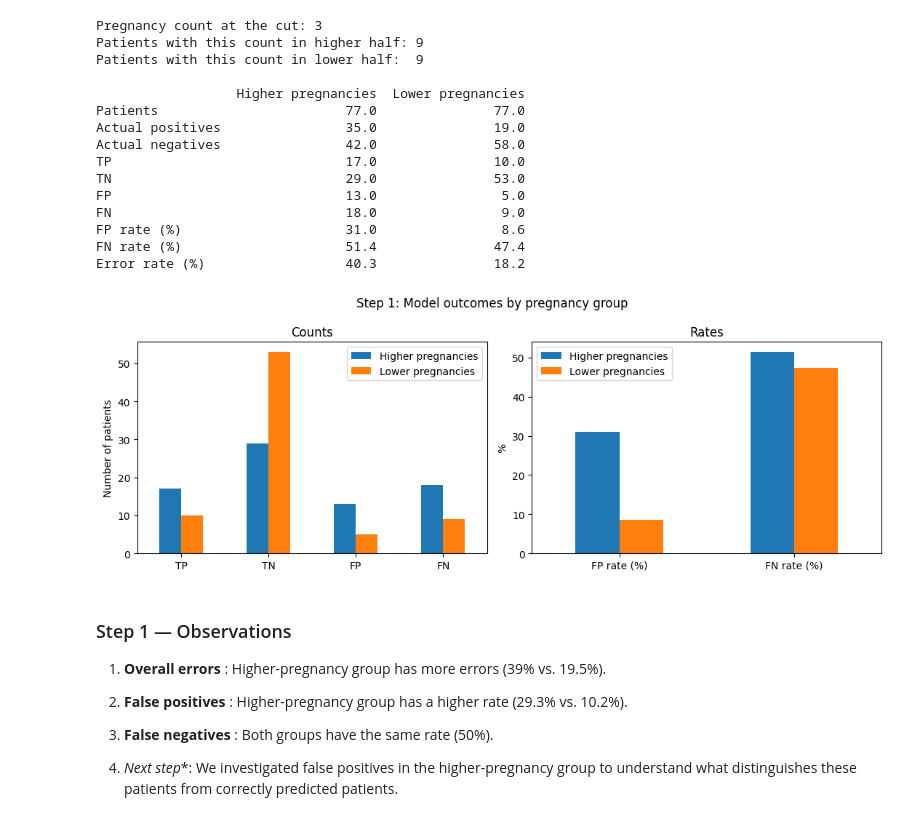
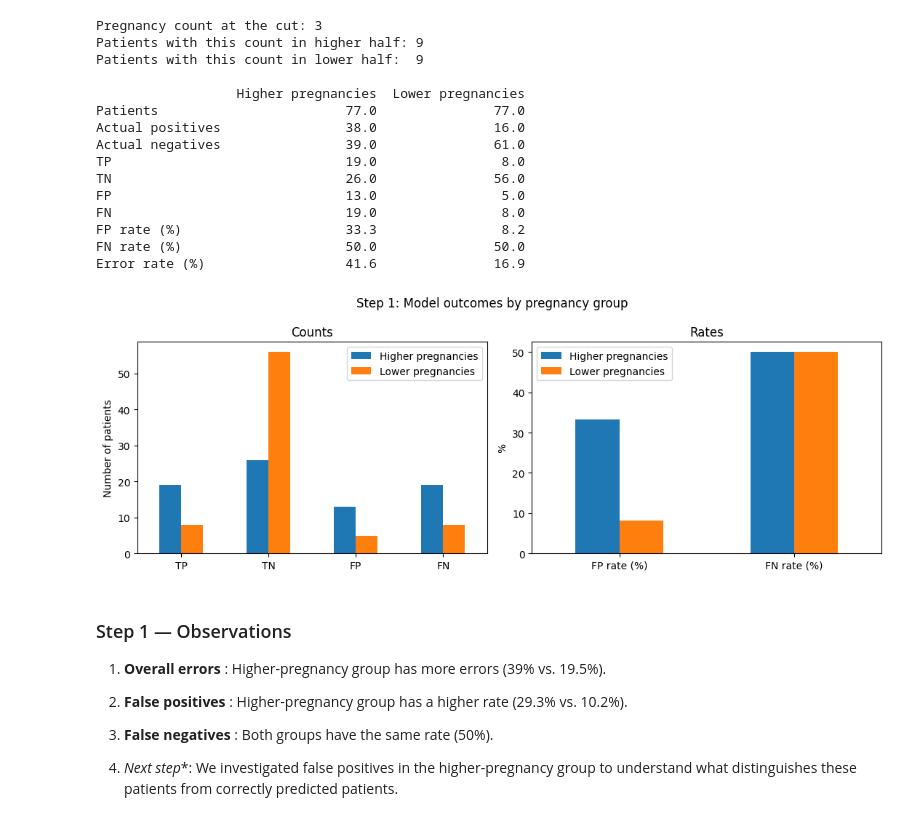
Before and after one commit to zoha-piriyam/ai-club, a Jupyter notebook: phase1-human group.ipynb, the cells around one changed output. Saved outputs shown, nothing was run; the diff lists cells and outputs as text; code cells hidden in the pictures.

```diff
--- a/phase1-human group.ipynb
+++ b/phase1-human group.ipynb
@@ -4,7 +4,7 @@ import matplotlib.pyplot as plt
 import numpy as np
 
 df = pd.read_csv("prediction_results.csv")
-df = df.sort_values("Pregnancies", ascending=False).reset_index(drop=True)
+df = df.sort_values("Pregnancies", ascending=False, kind="stable").reset_index(drop=True)
 half = len(df) // 2
 
 higher = df.iloc[:half]
@@ -36,42 +36,42 @@ def outcomes(group):
 table = pd.DataFrame({
     "Higher pregnancies": outcomes(higher),
     "Lower pregnancies": outcomes(lower),
 })
 print(table)
 
 fig, axes = plt.subplots(1, 2, figsize=(11, 4))
 
 table.loc[["TP", "TN", "FP", "FN"]].plot(kind="bar", ax=axes[0])
 axes[0].set_title("Counts")
 axes[0].set_ylabel("Number of patients")
 axes[0].tick_params(axis="x", rotation=0)
 
 table.loc[["FP rate (%)", "FN rate (%)"]].plot(kind="bar", ax=axes[1])
 axes[1].set_title("Rates")
 axes[1].set_ylabel("%")
 axes[1].tick_params(axis="x", rotation=0)
 
 plt.suptitle("Step 1: Model outcomes by pregnancy group")
 plt.tight_layout()
 plt.savefig("step1_pregnancy_groups.png")
 plt.show()
 # %% [output]
 Pregnancy count at the cut: 3
 Patients with this count in higher half: 9
 Patients with this count in lower half:  9
 
                   Higher pregnancies  Lower pregnancies
 Patients                        77.0               77.0
-Actual positives                35.0               19.0
-Actual negatives                42.0               58.0
-TP                              17.0               10.0
-TN                              29.0               53.0
+Actual positives                38.0               16.0
+Actual negatives                39.0               61.0
+TP                              19.0                8.0
+TN                              26.0               56.0
 FP                              13.0                5.0
-FN                              18.0                9.0
-FP rate (%)                     31.0                8.6
-FN rate (%)                     51.4               47.4
-Error rate (%)                  40.3               18.2
+FN                              19.0                8.0
+FP rate (%)                     33.3                8.2
+FN rate (%)                     50.0               50.0
+Error rate (%)                  41.6               16.9
-[figure, old version]
+[figure, new version]
 # %% [markdown]
 ### Step 1 — Observations
 1. **Overall errors** : Higher-pregnancy group has more errors (39% vs. 19.5%).
```
Also changed, not shown: parts of 2 cells of this notebook.
